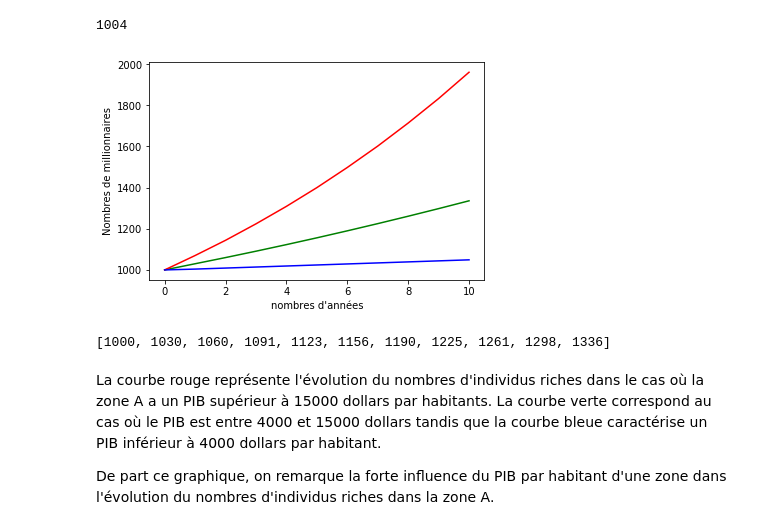
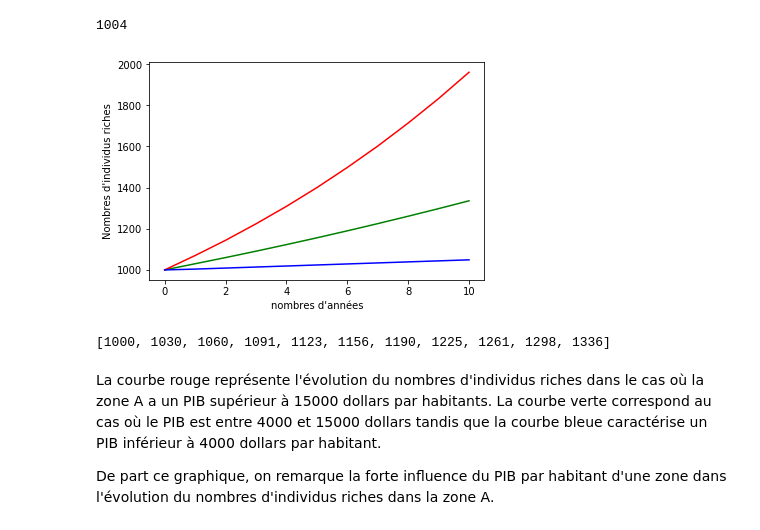
Before and after one commit to Nathceylon/ARE, a Jupyter notebook: notebookARE.ipynb, the cells around one changed output. Saved outputs shown, nothing was run; the diff lists cells and outputs as text; code cells hidden in the pictures.

```diff
--- a/notebookARE.ipynb
+++ b/notebookARE.ipynb
@@ -51,35 +49,35 @@ PIB1 = 19000
 #PIB2 : int
 PIB2 = 9000
 #PIB3 : int
 PIB3 = 3000
 
 #pop_init : int
 pop_init = 1000
 
 
 #A : list[int]
 A = var_A(PIB1, pop_init, 10)
 
 #B : list[int]
 B = var_A(PIB2, pop_init, 10)
 
 #C : list[int]
 C = var_A(PIB3, pop_init, 10)
 
 
 
 plt.figure()
 plt.plot(B, "g")
 plt.plot(A, "r")
 plt.plot(C, "b")
-plt.ylabel("Nombres de millionnaires")
+plt.ylabel("Nombres d'individus riches")
 plt.xlabel("nombres d'années")
 
 plt.show()
 
 var_A(7000, 1000, 10)
 # %% [output]
-[figure, old version]
+[figure, new version]
 [1000, 1030, 1060, 1091, 1123, 1156, 1190, 1225, 1261, 1298, 1336]
 # %% [markdown]
 La courbe rouge représente l'évolution du nombres d'individus riches dans le cas où la zone A a un PIB supérieur à 15000 dollars par habitants. La courbe verte correspond au cas où le PIB est entre 4000 et 15000 dollars tandis que la courbe bleue caractérise un PIB inférieur à 4000 dollars par habitant.
```
Also changed, not shown: parts of 12 cells of this notebook.
